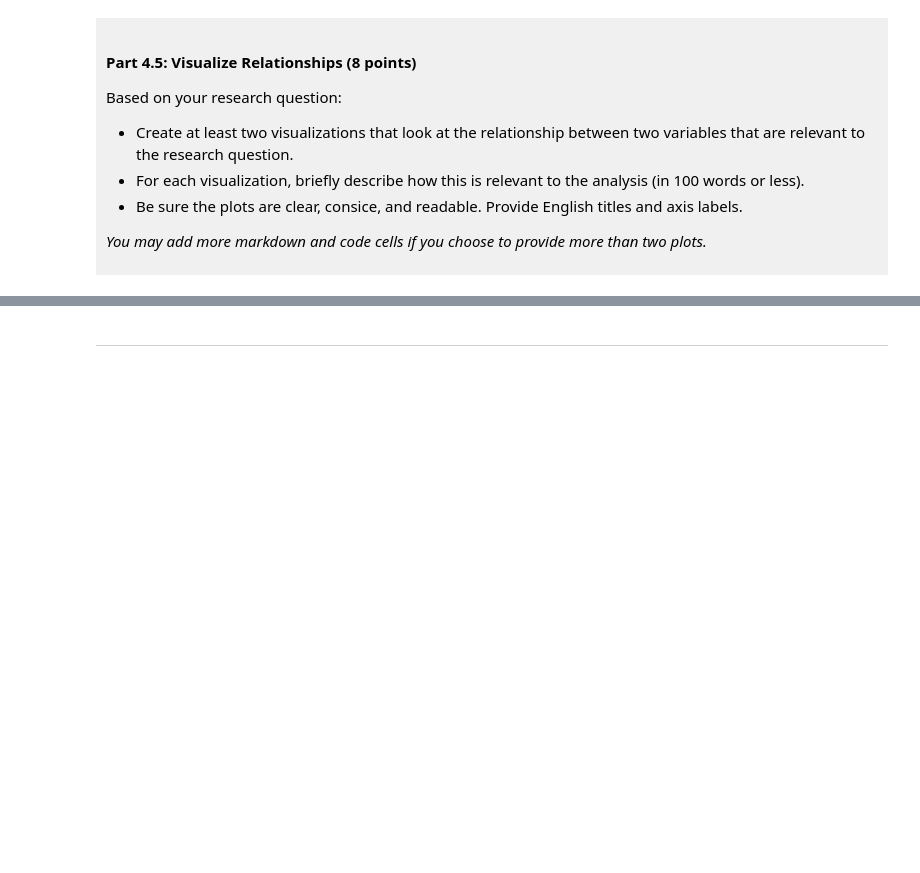
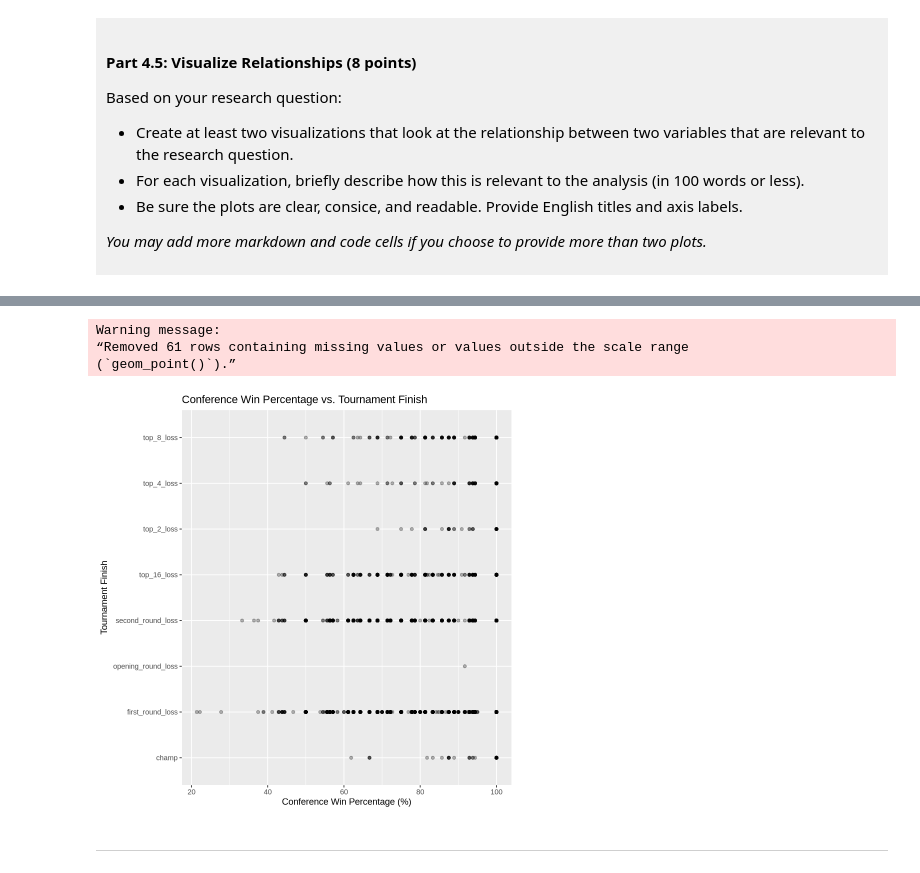
Before and after one commit to SierraQin07/dsci-100-project-sierra-qin, a Jupyter notebook: dsci-100-project-notebook.ipynb, the cells around one changed output, grey strips where cells are left out. Saved outputs shown, nothing was run; the diff lists cells and outputs as text; code cells hidden in the pictures; blank space fills up the shorter version.

```diff
--- a/dsci-100-project-notebook.ipynb
+++ b/dsci-100-project-notebook.ipynb
@@ -281,5 +412,13 @@ Visualization 2: %%% EDIT THIS MARKDOWN CELL%%%
 # %%
-### EDIT THIS CODE CELL FOR VISUALIZATION 2###
+march_madness_tidy |>
+ggplot(aes(x = conf_wins_pct, y = tourney_finish)) +
+geom_point(alpha = 0.3) +
+labs(title="Conference Win Percentage vs. Tournament Finish",x="Conference Win Percentage (%)",y="Tournament Finish")
+# %% [output]
+Warning message:
+“Removed 61 rows containing missing values or values outside the scale range
+(`geom_point()`).”
+[figure, added]
 # %% [markdown]
 ------
 # %% [markdown]
```
Also changed, not shown: parts of 18 cells of this notebook.
